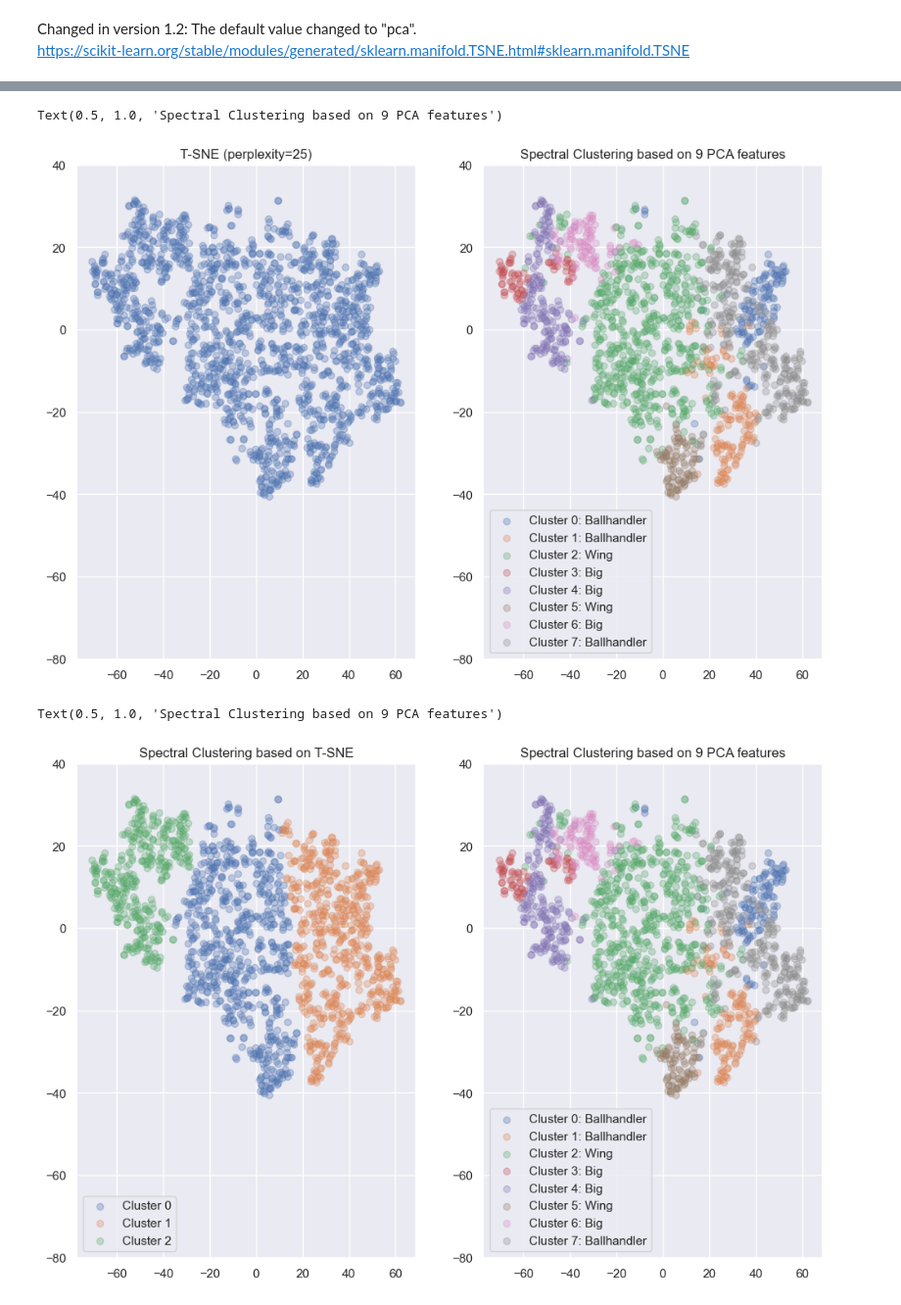
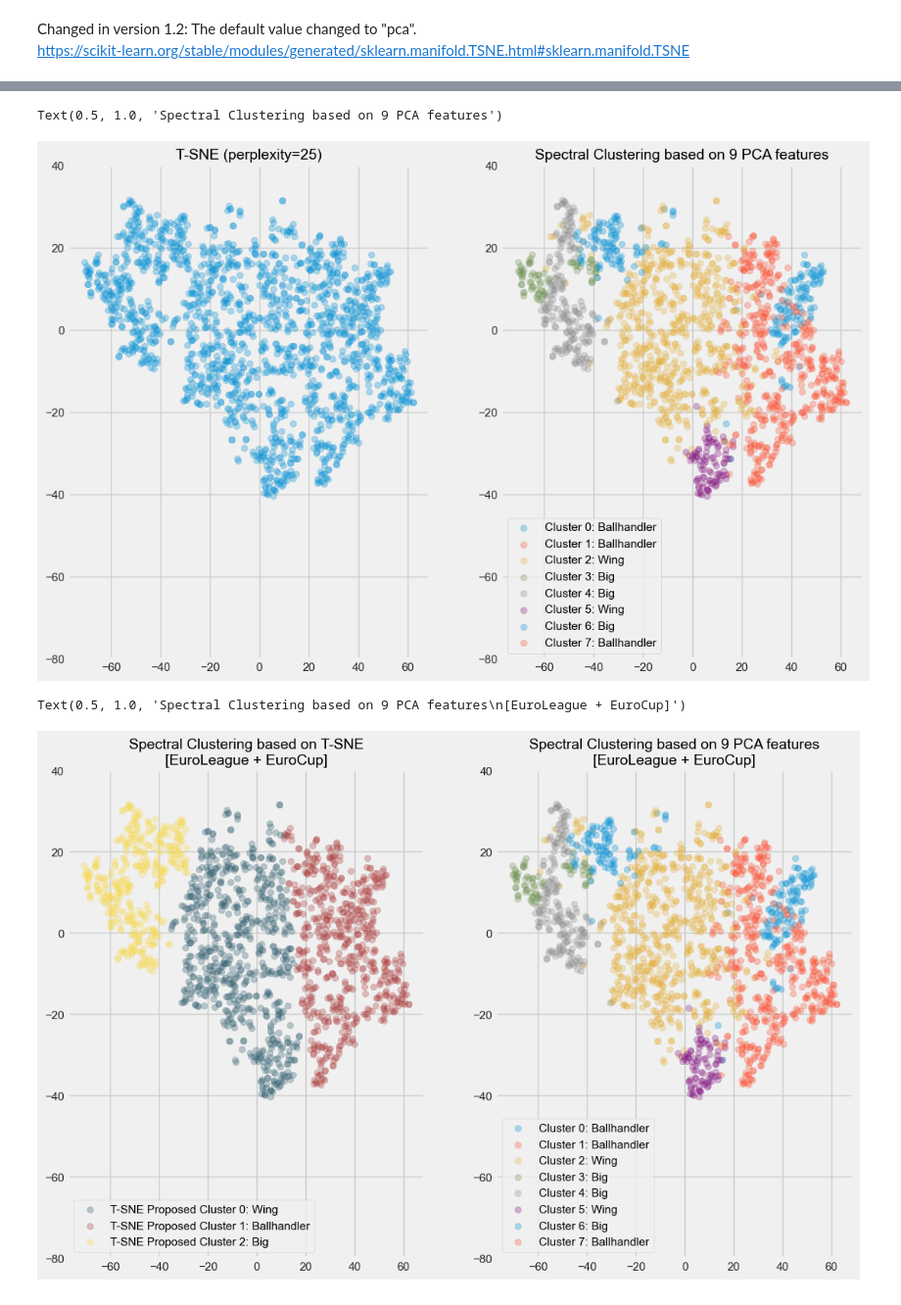
Before and after one commit to xulianrenzoku/synergy_app_clustering, a Jupyter notebook: euro_clustering_models.ipynb, the cells around one changed output, grey strips where cells are left out. Shown at 98% size. Drawn from its saved outputs; the diff is of its cells as text; code cells hidden in the pictures.

```diff
--- a/euro_clustering_models.ipynb
+++ b/euro_clustering_models.ipynb
@@ -36,6 +36,10 @@ def load_pickle(filename):
     return file
 # %%
 sns.set()
+plt.style.use("fivethirtyeight")
+plt.rcParams['text.color'] = 'black'
+plt.rcParams['figure.titlesize'] = 'medium'
+plt.rcParams['axes.titlesize'] = 'medium'
 # %% [markdown]
 ## Data Prep
 # %% [markdown]
@@ -675,7 +679,7 @@ plt.ylim(lower_limit, upper_limit)
 plt.title(f'Spectral Clustering based on {n_components} PCA features')
 # %% [output]
 Text(0.5, 1.0, 'Spectral Clustering based on 9 PCA features')
-[figure, old version]
+[figure, new version]
 # %%
 df_tsne = df.copy()
 n_clusters_tsne = 3
@@ -687,33 +691,38 @@ sc_tsne.fit(X_tsne)
 df_tsne['cluster_label_tsne'] = sc_tsne.labels_
 # %%
 figsize(12, 8)
+
+tsne_proposed_clusters = {0: 'Wing',
+                          1: 'Ballhandler',
+                          2: 'Big'}
 
 plt.subplot(1, 2, 1)
 for i in range(n_clusters_tsne):
     cluster_cond = df_tsne['cluster_label_tsne'] == i
     cluster_index = df_tsne[cluster_cond].index
     plt.scatter(X_tsne[cluster_index, 0],
                 X_tsne[cluster_index, 1],
-                label=f'Cluster {i}',
+                label=f'T-SNE Proposed Cluster {i}: {tsne_proposed_clusters[i]}',
+                color=color_cluster(i, tsne_proposed_clusters),
                 alpha=0.3)
 plt.legend(loc=loc)
 plt.ylim(lower_limit, upper_limit)
-plt.title('Spectral Clustering based on T-SNE')
+plt.title('Spectral Clustering based on T-SNE\n[EuroLeague + EuroCup]')
 
 plt.subplot(1, 2, 2)
 sc = SpectralClustering(n_clusters=n_clusters,
                         affinity='nearest_neighbors',
                         random_state=42)
 labels = sc.fit_predict(X_transformed)
 for i in range(n_clusters):
     cluster_index = [j for j in range(len(labels)) if labels[j] == i]
     plt.scatter(X_tsne[cluster_index, 0],
                 X_tsne[cluster_index, 1],
                 label=f'Cluster {i}: {cluster_dict[i]}',
                 alpha=0.3)
 plt.legend(loc=loc)
 plt.ylim(lower_limit, upper_limit)
-plt.title(f'Spectral Clustering based on {n_components} PCA features')
+plt.title(f'Spectral Clustering based on {n_components} PCA features\n[EuroLeague + EuroCup]')
 # %% [output]
-Text(0.5, 1.0, 'Spectral Clustering based on 9 PCA features')
+Text(0.5, 1.0, 'Spectral Clustering based on 9 PCA features\n[EuroLeague + EuroCup]')
-[figure, old version]
+[figure, new version]
```
Also changed, not shown: parts of 10 cells of this notebook, 1 other file.
